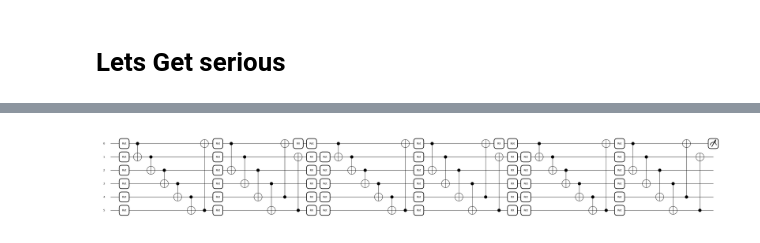
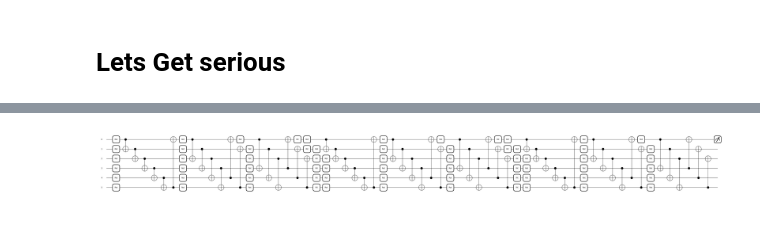
Before and after one commit to TiboADT/QML-Fourier-training, a Jupyter notebook: notebooks/Fourier.ipynb, the cells around one changed output, grey strips where cells are left out. Saved outputs shown, nothing was run; the diff lists cells and outputs as text; code cells hidden in the pictures.

```diff
--- a/notebooks/Fourier.ipynb
+++ b/notebooks/Fourier.ipynb
@@ -115,7 +115,7 @@ plt.close()
 from pennylane.templates import StronglyEntanglingLayers
 # %%
 
-degree = 10  # degree of the target function
+degree = 20  # degree of the target function
 scaling = 1  # scaling of the data
 coeffs = np.random.random(size=degree) + 1j * np.random.random(size=degree)  # coefficients of non-zero frequencies
 # nomralize the coefficients so that the sum of the absolute values of the coefficients is 1
@@ -124,11 +124,11 @@ coeffs = coeffs / np.sum(np.abs(coeffs))
 coeffs = coeffs * (1 - coeff0) / 2  # scale the coefficients so that the sum of the absolute values of the coefficients is 1
 
 
-dataset_size = 500
+dataset_size = 1500
 x = torch.linspace(-6, 6, dataset_size, requires_grad=False)
 target_y = target_function(x)
 #add noise on the target_y
-
+plt.figure(figsize=(12, 6))
 plt.scatter(x, target_y, facecolor="white", edgecolor="black")
 plt.ylim(-1, 1)
 plt.show()
@@ -156,38 +156,39 @@ plt.show()
 scaling = 1
 
 dev = qp.device("default.qubit", wires=n_qubits)
 
 
 def S(x):
     """Data-encoding circuit block."""
     for w in range(n_qubits):
-        qp.RX(scaling * x, wires=w)
+        qp.RX(scaling * x*(w+1), wires=w)
 
 
 def W(theta):
     """Trainable circuit block."""
     StronglyEntanglingLayers(theta, wires=range(n_qubits))
 
 
 @qp.qnode(dev, interface="torch")
 def parallel_quantum_model(weights, x):
     (layers,trainable_block_layers,qubits,_) = weights.shape
     layers = layers - 1
     W(weights[0])
     for l in range(layers):
-        S(x)
+        S(x*(l+1))
         W(weights[l+1])
 
     return qp.expval(qp.PauliZ(wires=0))
 
-trainable_block_layers = 2
-weights = 2 * torch.pi * torch.rand((3, trainable_block_layers, n_qubits, 3), requires_grad=True)
+trainable_block_layers = 3
+layers = 3
+weights = 2 * torch.pi * torch.rand((layers, trainable_block_layers, n_qubits, 3), requires_grad=True)
 
 
 qp.draw_mpl(parallel_quantum_model, level="device")(weights,0)
 plt.show()
 # %% [output]
-[figure, old version]
+[figure, new version]
 # %%
 
 random_quantum_model_y = parallel_quantum_model(weights, x)
```
Also changed, not shown: parts of 11 cells of this notebook, 3 other files.
